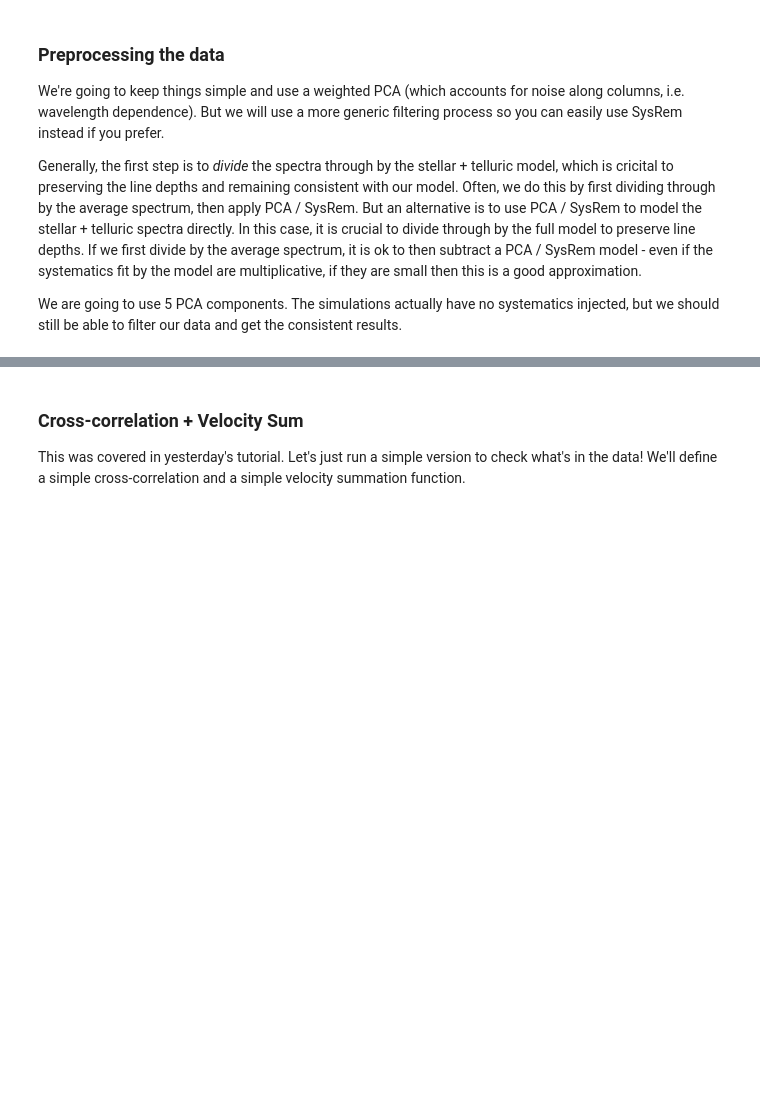
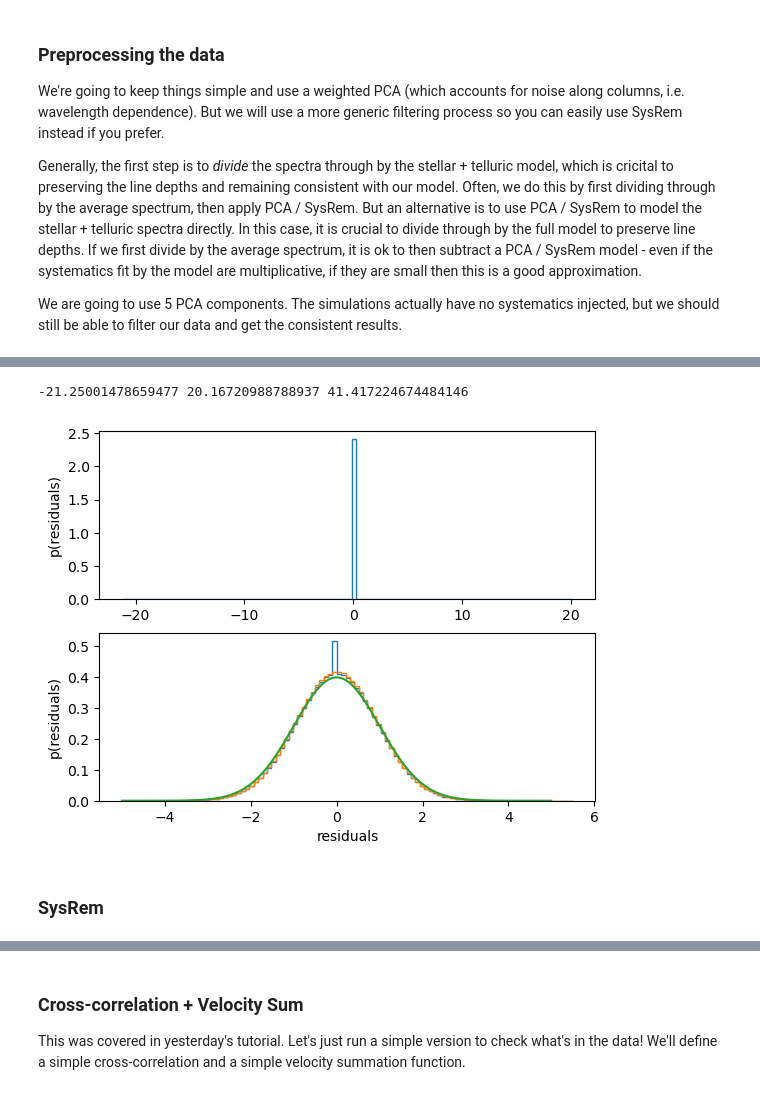
Before and after one commit to nealegibson/hr_desert_tutorial, a Jupyter notebook: simple_retrieval_tutorial.ipynb, the cells around one changed output, grey strips where cells are left out. Drawn from its saved outputs; the diff is of its cells as text; code cells hidden in the pictures; blank space fills up the shorter version.

```diff
--- a/simple_retrieval_tutorial.ipynb
+++ b/simple_retrieval_tutorial.ipynb
@@ -172,0 +222,17 @@ print(np.isinf(Re).sum()) # infs are fine in the uncertainties as it just remove
+# %%
+fig,ax = plt.subplots(2)
+print(R.min(),R.max(),np.ptp(R))
+filt = np.abs(R)>0
+ax[0].hist(R[filt].reshape(-1),100,density=True,histtype='step')
+ax[1].hist((R/Re).reshape(-1),100,density=True,histtype='step')
+ax[1].hist((R/Re)[filt].reshape(-1),100,density=True,histtype='step')
+x_ = np.linspace(-5,5,1000)
+ax[1].plot(x_, np.exp(-0.5 * x_**2) / np.sqrt(2*np.pi))
+ax[1].set_xlabel('residuals')
+ax[1].set_ylabel('p(residuals)')
+_ = ax[0].set_ylabel('p(residuals)')
+# %% [output]
+-21.25001478659477 20.16720988788937 41.417224674484146
+[figure, added]
+# %% [markdown]
+### SysRem
```
Also changed, not shown: parts of 18 cells of this notebook, 3 other files.
